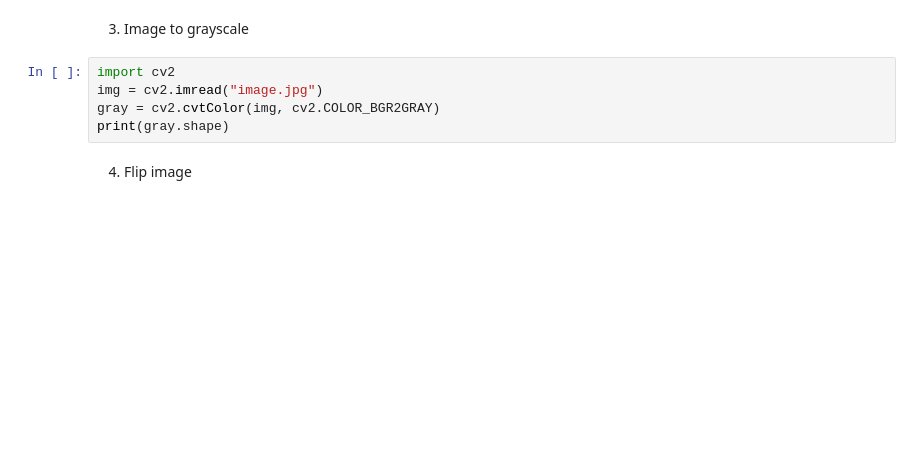
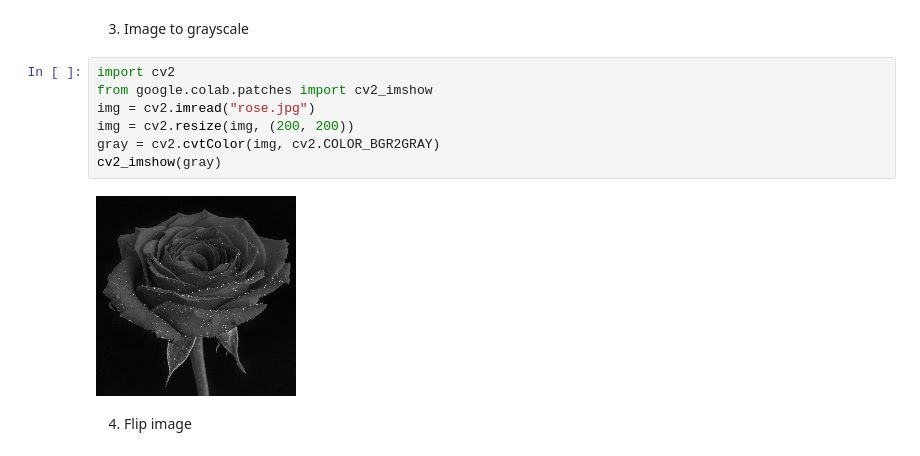
Before and after one commit to Gouri4666/MCA, a Jupyter notebook: DataScience.ipynb, the cells around one changed output. Cells and saved outputs as stored; diff of their text form; blank space fills up the shorter version.

```diff
--- a/DataScience.ipynb
+++ b/DataScience.ipynb
@@ -675,9 +690,13 @@ print(img.shape)
 3. Image to grayscale
 # %%
 import cv2
-img = cv2.imread("image.jpg")
+from google.colab.patches import cv2_imshow
+img = cv2.imread("rose.jpg")
+img = cv2.resize(img, (200, 200))
 gray = cv2.cvtColor(img, cv2.COLOR_BGR2GRAY)
-print(gray.shape)
+cv2_imshow(gray)
+# %% [output]
+[figure, added]
 # %% [markdown]
 4. Flip image
 # %%
```
Also changed, not shown: parts of 24 cells of this notebook.
